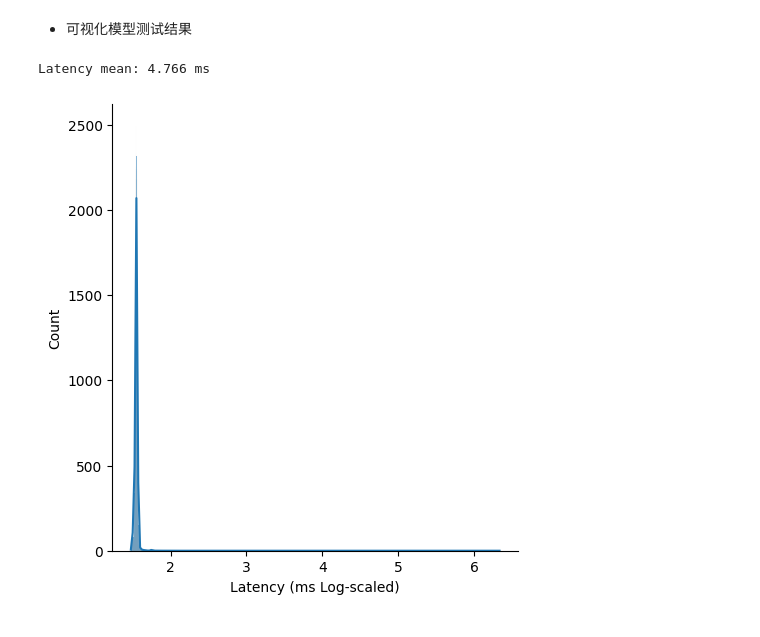
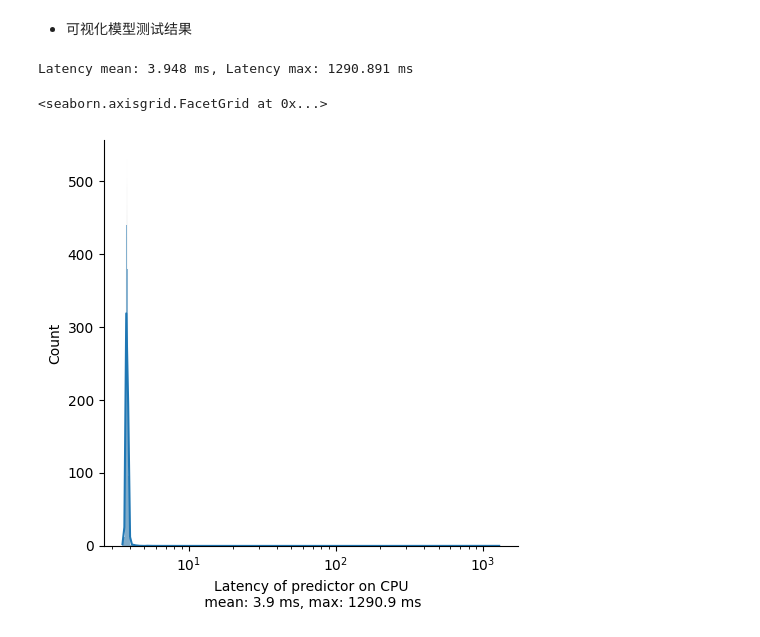
Before and after one commit to MLSysU/Decode-Length-Predictor, a Jupyter notebook: visualization.ipynb, the cells around one changed output. Saved outputs shown, nothing was run; the diff lists cells and outputs as text; code cells hidden in the pictures.

```diff
--- a/visualization.ipynb
+++ b/visualization.ipynb
@@ -35,22 +120,26 @@ g.savefig(os.path.join(dataset_path, "token_len_distribution.svg"))
 # %%
 # latency测试
 import seaborn as sns
 import os
 import matplotlib.pyplot as plt
 import numpy as np
 import pandas as pd
-from config import *
+
+model_name = "Llama-3.1-70B"
+result_path = f"results/shareGPT/{model_name}/bert-base-multilingual-uncased/"
 
 df = pd.read_csv(os.path.join(result_path, "output.csv"))
 latency = df["latency"].to_list()
 latency_mean = np.mean(latency)
-print(f"Latency mean: {latency_mean * 1e3:.3f} ms")
-latency = [np.log(l * 1e3) for l in latency]
+latency_max = np.max(latency)
+print(f"Latency mean: {latency_mean:.3f} ms, Latency max: {latency_max:.3f} ms")
 
-g = sns.displot(latency, kde=True)
-g.set_xlabels("Latency (ms Log-scaled)")
-g.savefig(os.path.join(result_path, "latency_distribution.png"))
-g.savefig(os.path.join(result_path, "latency_distribution.svg"))
+output_graph = sns.displot(latency, kde=True, log_scale=True)
+output_graph.set_xlabels(f"Latency of predictor on CPU\n mean: {latency_mean:.1f} ms, max: {latency_max:.1f} ms")
+output_graph.tight_layout()
+# g.savefig(os.path.join(result_path, "latency_distribution.png"))
+# g.savefig(os.path.join(result_path, "latency_distribution.svg"))
 # %% [output]
-Latency mean: 4.766 ms
+Latency mean: 3.948 ms, Latency max: 1290.891 ms
+<seaborn.axisgrid.FacetGrid at 0x...>
-[figure, old version]
+[figure, new version]
```
Also changed, not shown: parts of 8 cells of this notebook, 26 other files.
